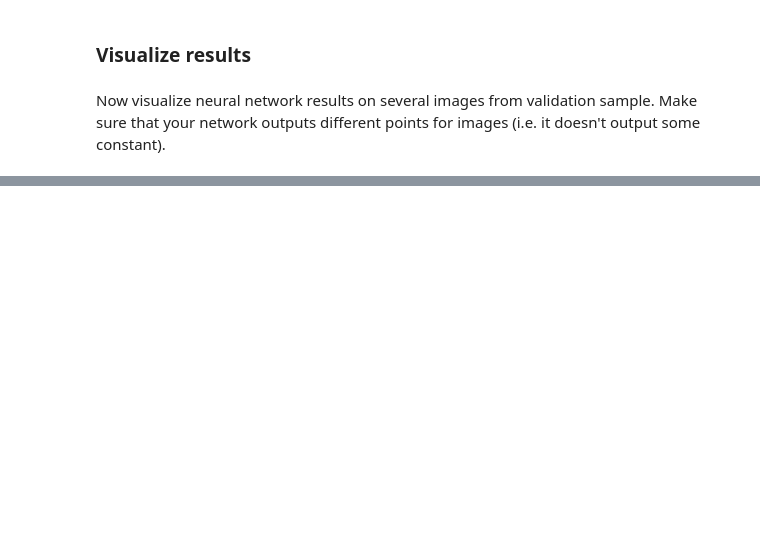
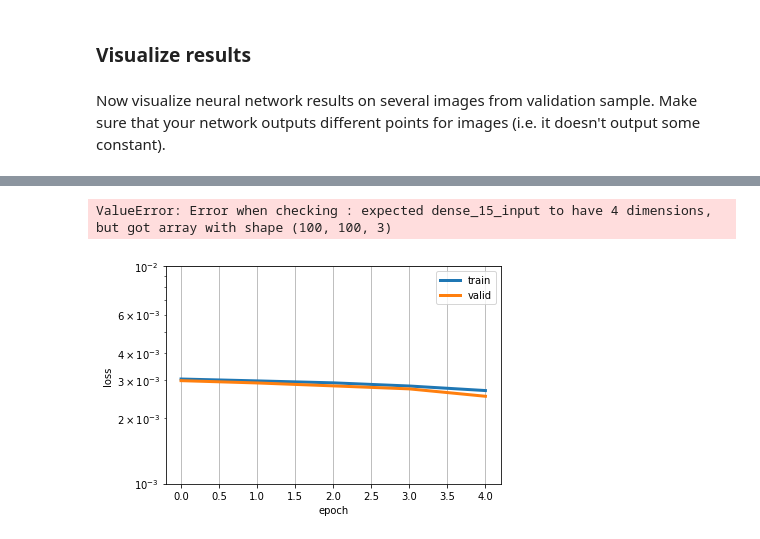
Before and after one commit to hafizur-rahman/computer-vision, a Jupyter notebook: facial-keypoints/Facial keypoints.ipynb, the cells around one changed output, grey strips where cells are left out. Saved outputs shown, nothing was run; the diff lists cells and outputs as text; code cells hidden in the pictures; blank space fills up the shorter version.

```diff
--- a/facial-keypoints/Facial keypoints.ipynb
+++ b/facial-keypoints/Facial keypoints.ipynb
@@ -113,3 +134,7 @@ from keras.layers import (
 
 model = Sequential()
 # Define here your model
+
+model.add(Dense(100, input_shape=(100, 100, 3), activation="relu"))
+model.add(Flatten())
+model.add(Dense(28))
@@ -125,3 +148,6 @@ from keras.callbacks import ModelCheckpoint
 from keras.optimizers import SGD, Adam
 
 # Choose optimizer, compile model and run training
+sgd = SGD(lr=0.01, momentum=0.9, nesterov=True)
+model.compile(loss='mean_squared_error', optimizer=sgd)
+hist = model.fit(imgs, points, epochs=5, validation_split=0.2)
@@ -135,0 +173,18 @@ Now visualize neural network results on several images from validation sample. M
+# %%
+predicted = model.predict(np.array(imgs_val[0]).reshape(1, 100))
+# %% [output]
+ValueError: Error when checking : expected dense_15_input to have 4 dimensions, but got array with shape (100, 100, 3)
+# %%
+import matplotlib.pyplot as plt
+
+plt.plot(hist.history['loss'], linewidth=3, label='train')
+plt.plot(hist.history['val_loss'], linewidth=3, label='valid')
+plt.grid()
+plt.legend()
+plt.xlabel('epoch')
+plt.ylabel('loss')
+plt.ylim(1e-3, 1e-2)
+plt.yscale('log')
+plt.show()
+# %% [output]
+[figure, added]
```
Also changed, not shown: parts of 11 cells of this notebook.
